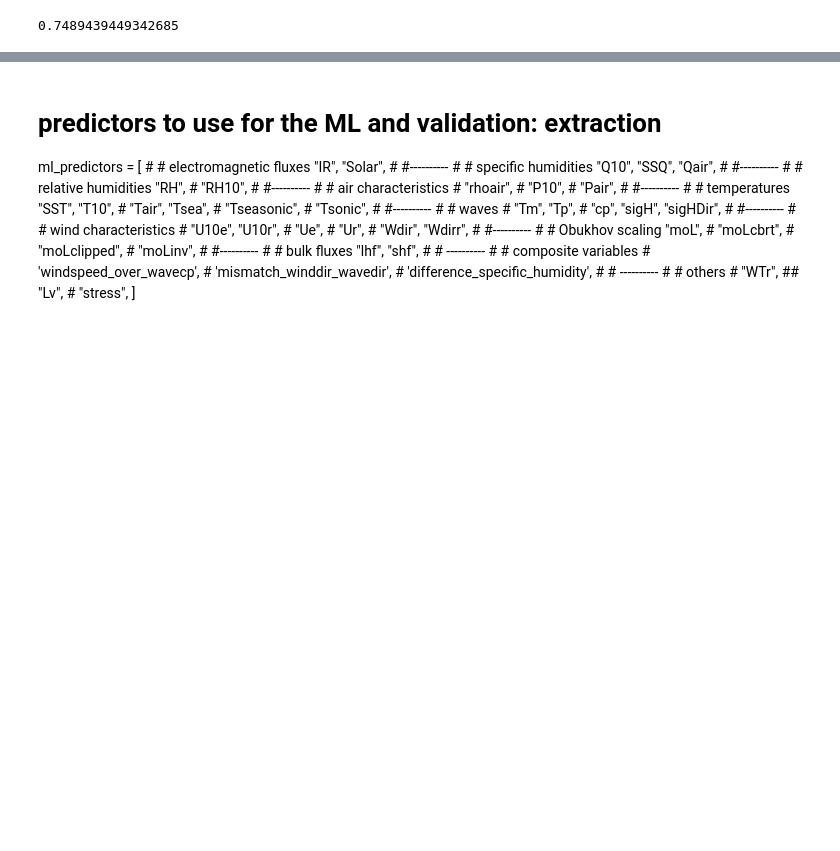
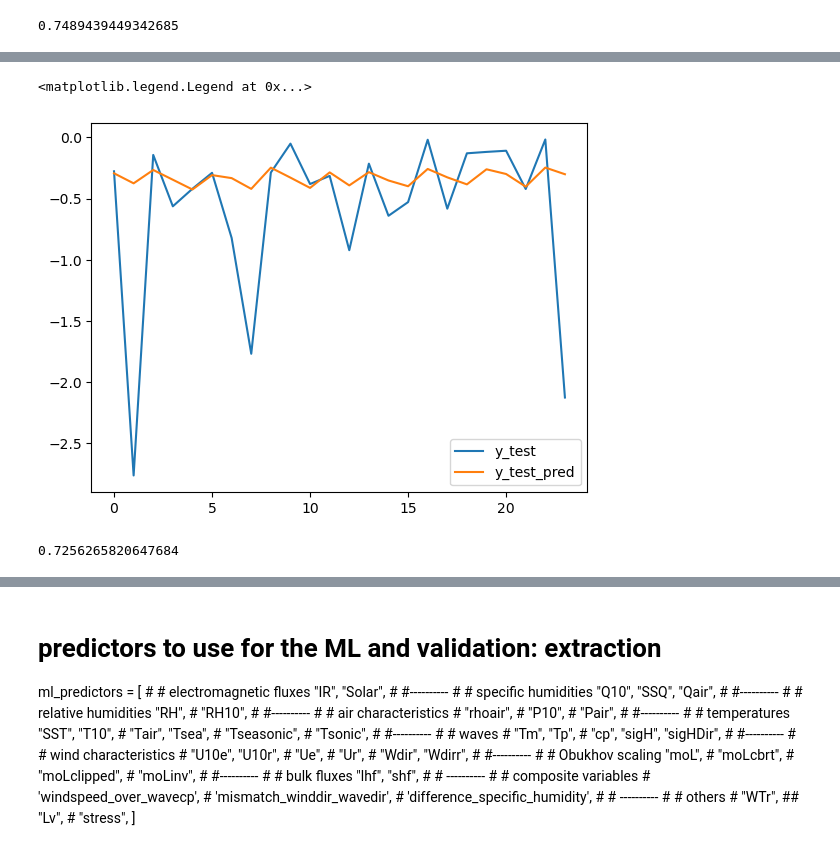
Before and after one commit to metno/machine-ocean-satdata, a Jupyter notebook: notebooks/ml_experiments.ipynb, the cells around one changed output, grey strips where cells are left out. Saved outputs shown, nothing was run; the diff lists cells and outputs as text; code cells hidden in the pictures; blank space fills up the shorter version.

```diff
--- a/notebooks/ml_experiments.ipynb
+++ b/notebooks/ml_experiments.ipynb
@@ -542,0 +560,37 @@ rmse(y_test.values, y_test_pred)
+# %%
+multi_dense_model = tf.keras.Sequential([
+    #tf.keras.layers.Dense(32, activation='relu'),
+    #tf.keras.layers.BatchNormalization(),
+    #tf.keras.layers.Dropout(rate=0.3),
+    tf.keras.layers.Dense(4, activation='relu'),
+    tf.keras.layers.BatchNormalization(),
+    tf.keras.layers.Dropout(rate=0.1),
+    tf.keras.layers.Dense(1)
+])
+
+callbacks = [
+    keras.callbacks.ModelCheckpoint(
+        "best_model.h5", save_best_only=True, monitor="val_loss"
+    ),
+    keras.callbacks.ReduceLROnPlateau(
+        monitor="val_loss", factor=0.5, patience=20, min_lr=0.0001
+    ),
+    keras.callbacks.EarlyStopping(monitor="val_loss", patience=50, verbose=1),
+]
+
+multi_dense_model.compile(
+    optimizer=tf.optimizers.Adam(),
+    loss=tf.losses.MeanSquaredError(),
+    metrics=[tf.metrics.MeanAbsoluteError()],
+)
+
+
+history = multi_dense_model.fit(
+    x_train,
+    y_train,
+    batch_size=batch_size,
+    epochs=epochs,
+    callbacks=callbacks,
+    validation_split=0.3,
+    verbose=1,
+)
@@ -542,0 +638,2 @@ rmse(y_test.values, y_test_pred)
+# %%
+y_test_pred = multi_dense_model.predict(x_test)
@@ -542,0 +642,11 @@ rmse(y_test.values, y_test_pred)
+# %%
+plt.plot(y_test.values, label='y_test')
+plt.plot(y_test_pred, label='y_test_pred')
+plt.legend()
+# %% [output]
+<matplotlib.legend.Legend at 0x...>
+[figure, added]
+# %%
+rmse(y_test.values, y_test_pred)
+# %% [output]
+0.7256265820647684
```
Also changed, not shown: parts of 34 cells of this notebook.
